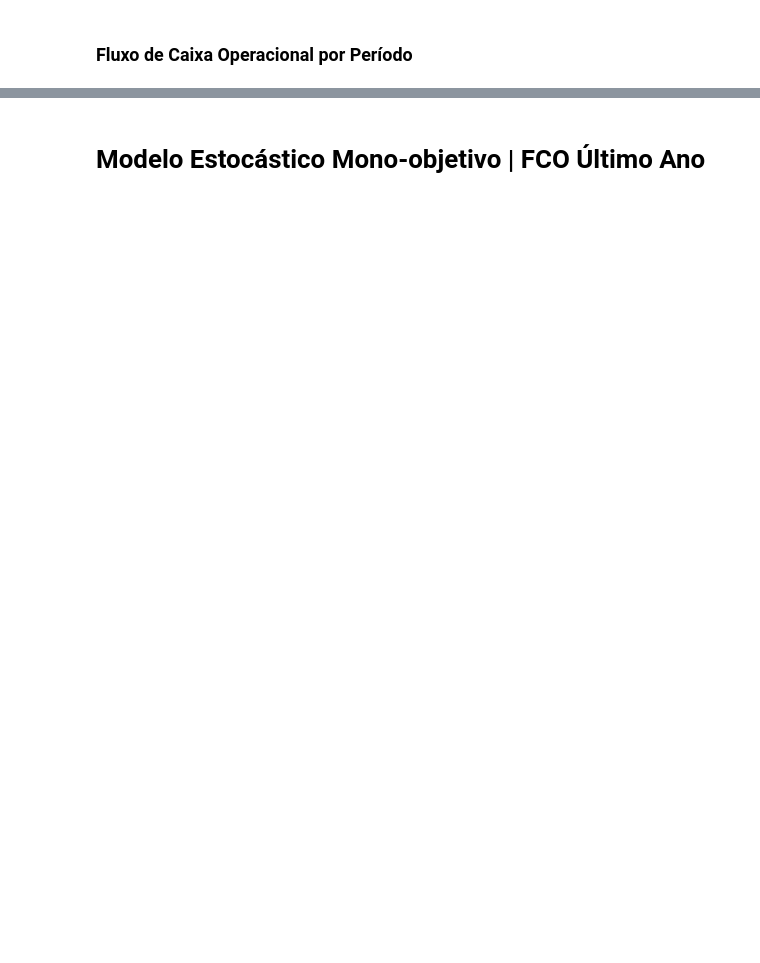
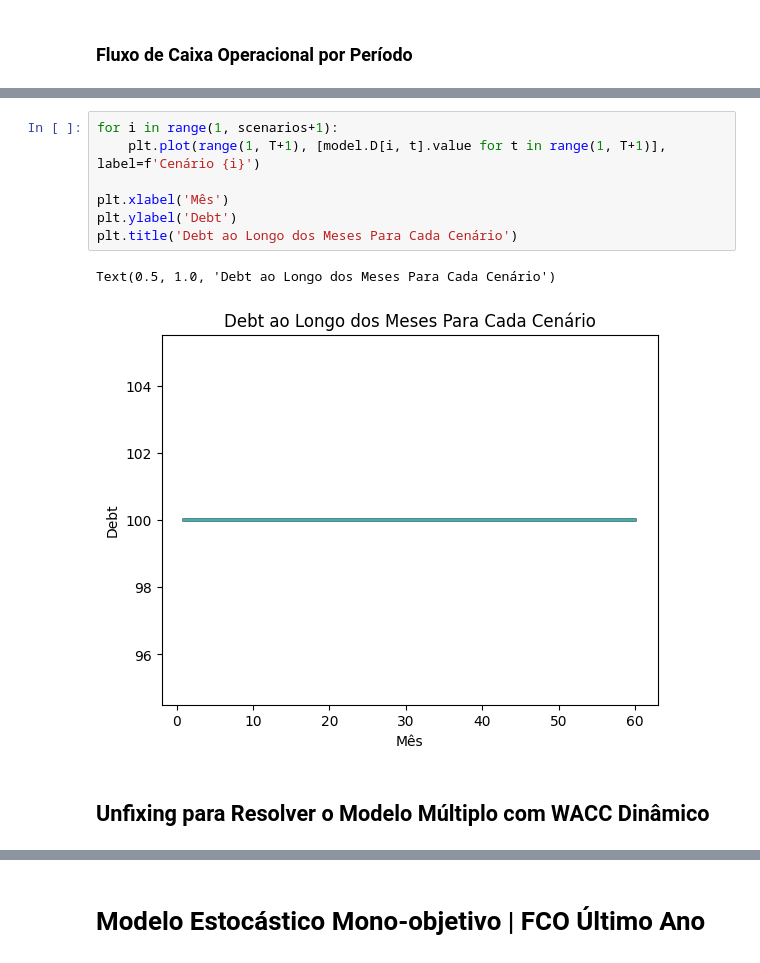
Before and after one commit to rikMath/valuation-optimization, a Jupyter notebook: otimizacao-multiobjetivo-refrigerante-otimiza-marketing-com-emprestimo.ipynb, the cells around one changed output, grey strips where cells are left out. Cells and saved outputs as stored; diff of their text form; blank space fills up the shorter version.

```diff
--- a/otimizacao-multiobjetivo-refrigerante-otimiza-marketing-com-emprestimo.ipynb
+++ b/otimizacao-multiobjetivo-refrigerante-otimiza-marketing-com-emprestimo.ipynb
@@ -1340,0 +1374,12 @@ plt.show()
+# %%
+for i in range(1, scenarios+1):
+    plt.plot(range(1, T+1), [model.D[i, t].value for t in range(1, T+1)], label=f'Cenário {i}')
+
+plt.xlabel('Mês')
+plt.ylabel('Debt')
+plt.title('Debt ao Longo dos Meses Para Cada Cenário')
+# %% [output]
+Text(0.5, 1.0, 'Debt ao Longo dos Meses Para Cada Cenário')
+[figure, added]
+# %% [markdown]
+## Unfixing para Resolver o Modelo Múltiplo com WACC Dinâmico
```
Also changed, not shown: parts of 42 cells of this notebook, 3 other files.
